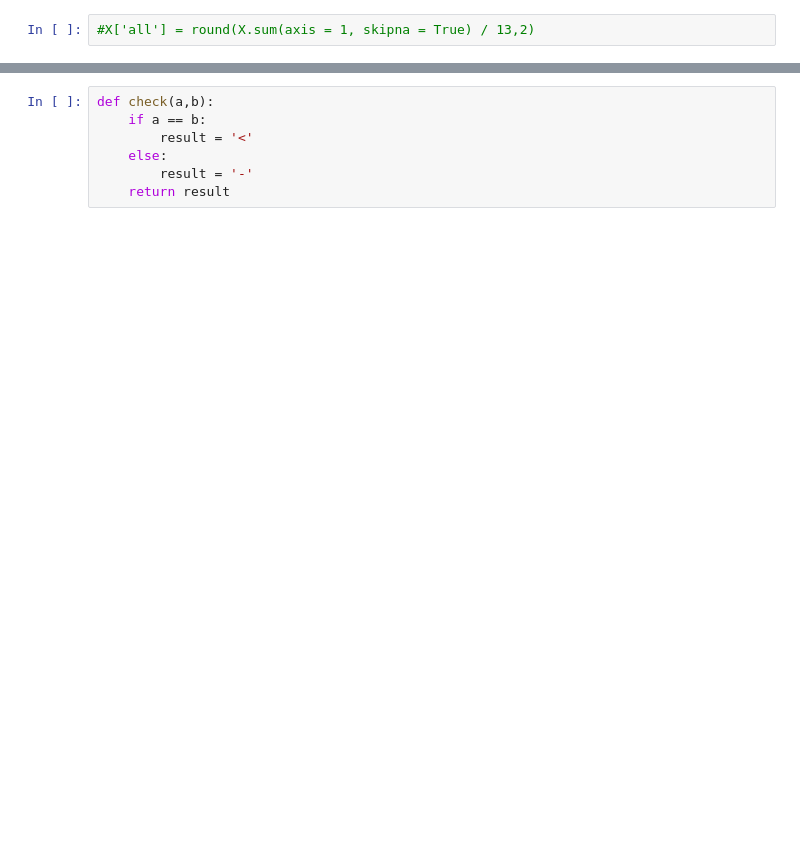
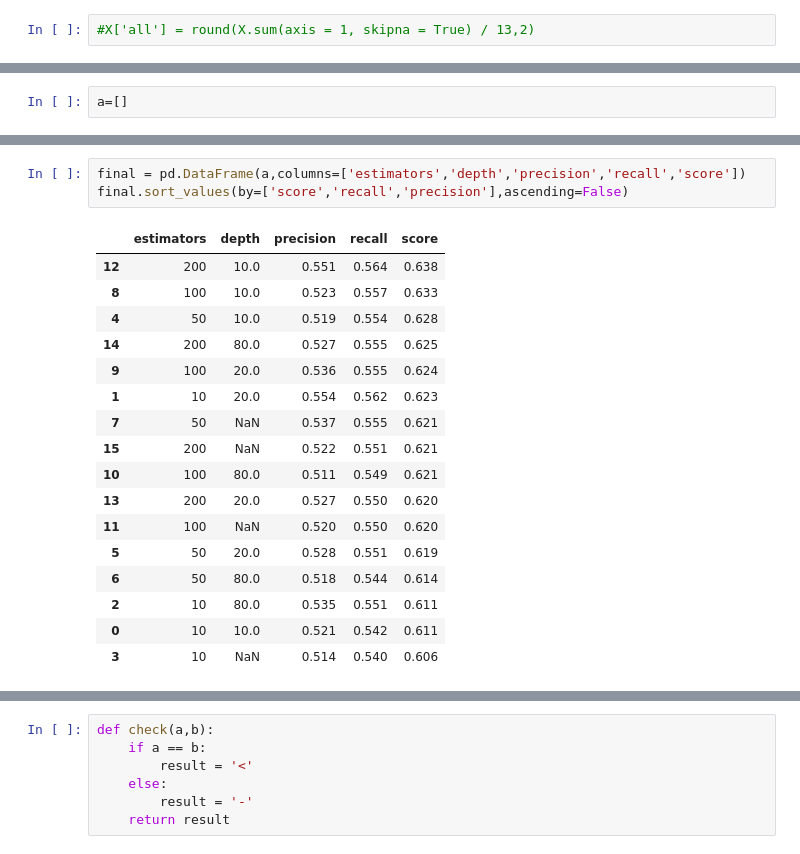
Before and after one commit to tamccullough/nutmeg, a Jupyter notebook: soccer_result_train_classifier.ipynb, the cells around one changed output, grey strips where cells are left out. Drawn from its saved outputs; the diff is of its cells as text; blank space fills up the shorter version.

```diff
--- a/soccer_result_train_classifier.ipynb
+++ b/soccer_result_train_classifier.ipynb
@@ -183,0 +131,2 @@ ens = ensembleClassifier(X_train, y_train)
+# %%
+a=[]
@@ -183,0 +166,21 @@ ens = ensembleClassifier(X_train, y_train)
+# %%
+final = pd.DataFrame(a,columns=['estimators','depth','precision','recall','score'])
+final.sort_values(by=['score','recall','precision'],ascending=False)
+# %% [output]
+|  | estimators | depth | precision | recall | score |
+| 12 | 200 | 10.0 | 0.551 | 0.564 | 0.638 |
+| 8 | 100 | 10.0 | 0.523 | 0.557 | 0.633 |
+| 4 | 50 | 10.0 | 0.519 | 0.554 | 0.628 |
+| 14 | 200 | 80.0 | 0.527 | 0.555 | 0.625 |
+| 9 | 100 | 20.0 | 0.536 | 0.555 | 0.624 |
+| 1 | 10 | 20.0 | 0.554 | 0.562 | 0.623 |
+| 7 | 50 | NaN | 0.537 | 0.555 | 0.621 |
+| 15 | 200 | NaN | 0.522 | 0.551 | 0.621 |
+| 10 | 100 | 80.0 | 0.511 | 0.549 | 0.621 |
+| 13 | 200 | 20.0 | 0.527 | 0.550 | 0.620 |
+| 11 | 100 | NaN | 0.520 | 0.550 | 0.620 |
+| 5 | 50 | 20.0 | 0.528 | 0.551 | 0.619 |
+| 6 | 50 | 80.0 | 0.518 | 0.544 | 0.614 |
+| 2 | 10 | 80.0 | 0.535 | 0.551 | 0.611 |
+| 0 | 10 | 10.0 | 0.521 | 0.542 | 0.611 |
+| 3 | 10 | NaN | 0.514 | 0.540 | 0.606 |
```
Also changed, not shown: parts of 46 cells of this notebook, 1 other file.
